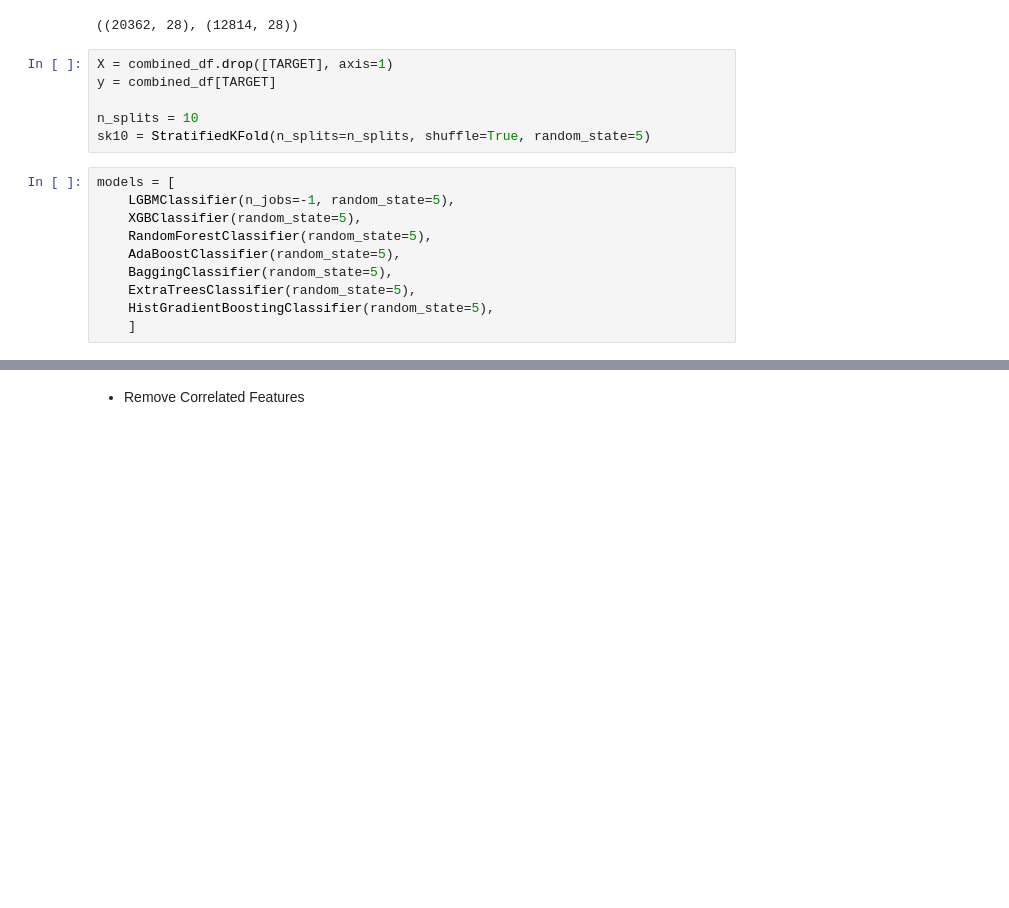
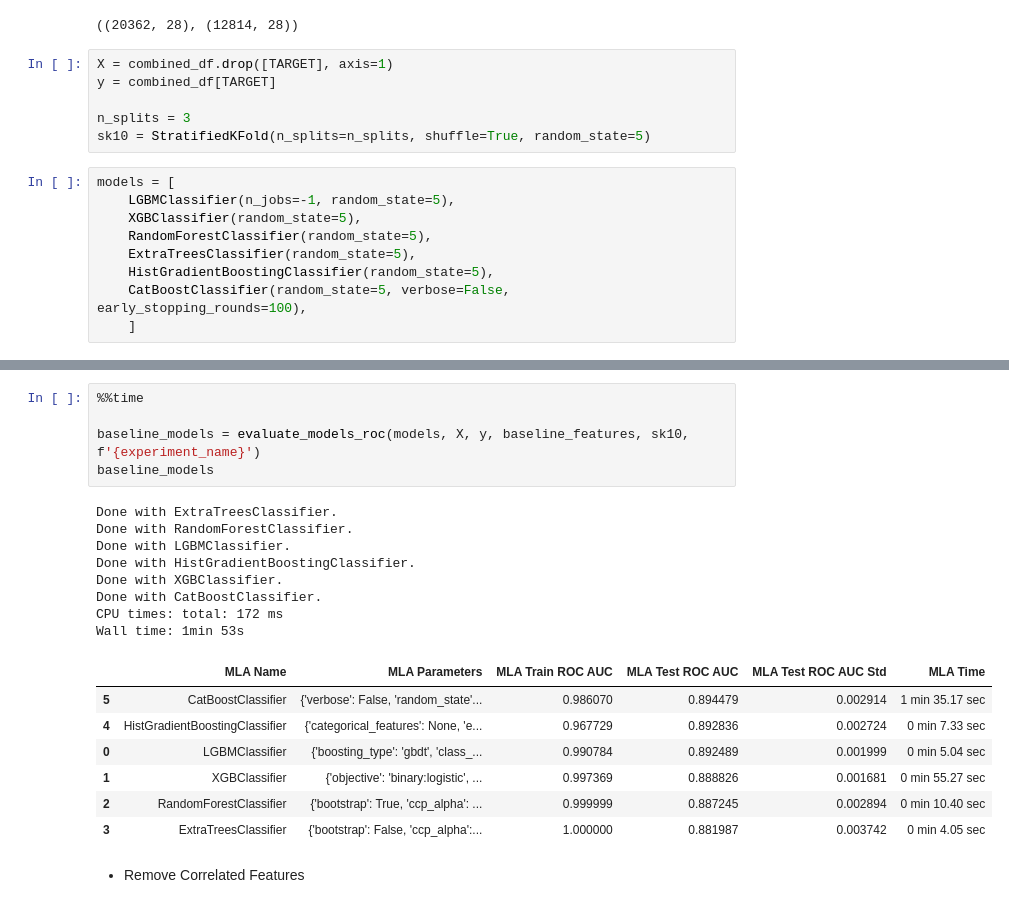
Before and after one commit to hardboyvino/kaggle_competition, a Jupyter notebook: playground_4.3/models.ipynb, the cells around one changed output, grey strips where cells are left out. Cells and saved outputs as stored; diff of their text form; blank space fills up the shorter version.

```diff
--- a/playground_4.3/models.ipynb
+++ b/playground_4.3/models.ipynb
@@ -161,15 +181,14 @@ combined_df.shape, test.shape
 X = combined_df.drop([TARGET], axis=1)
 y = combined_df[TARGET]
 
-n_splits = 10
+n_splits = 3
 sk10 = StratifiedKFold(n_splits=n_splits, shuffle=True, random_state=5)
 # %%
 models = [
     LGBMClassifier(n_jobs=-1, random_state=5),
     XGBClassifier(random_state=5),
     RandomForestClassifier(random_state=5),
-    AdaBoostClassifier(random_state=5),
-    BaggingClassifier(random_state=5),
     ExtraTreesClassifier(random_state=5),
     HistGradientBoostingClassifier(random_state=5),
+    CatBoostClassifier(random_state=5, verbose=False, early_stopping_rounds=100),
     ]
@@ -176,3 +277,24 @@ models = [
+# %%
+%%time
+
+baseline_models = evaluate_models_roc(models, X, y, baseline_features, sk10, f'{experiment_name}')
+baseline_models
+# %% [output]
+Done with ExtraTreesClassifier.
+Done with RandomForestClassifier.
+Done with LGBMClassifier.
+Done with HistGradientBoostingClassifier.
+Done with XGBClassifier.
+Done with CatBoostClassifier.
+CPU times: total: 172 ms
+Wall time: 1min 53s
+|  | MLA Name | MLA Parameters | MLA Train ROC AUC | MLA Test ROC AUC | MLA Test ROC AUC Std | MLA Time |
+| 5 | CatBoostClassifier | {'verbose': False, 'random_state'... | 0.986070 | 0.894479 | 0.002914 | 1 min 35.17 sec |
+| 4 | HistGradientBoostingClassifier | {'categorical_features': None, 'e... | 0.967729 | 0.892836 | 0.002724 | 0 min 7.33 sec |
+| 0 | LGBMClassifier | {'boosting_type': 'gbdt', 'class_... | 0.990784 | 0.892489 | 0.001999 | 0 min 5.04 sec |
+| 1 | XGBClassifier | {'objective': 'binary:logistic', ... | 0.997369 | 0.888826 | 0.001681 | 0 min 55.27 sec |
+| 2 | RandomForestClassifier | {'bootstrap': True, 'ccp_alpha': ... | 0.999999 | 0.887245 | 0.002894 | 0 min 10.40 sec |
+| 3 | ExtraTreesClassifier | {'bootstrap': False, 'ccp_alpha':... | 1.000000 | 0.881987 | 0.003742 | 0 min 4.05 sec |
 # %% [markdown]
 - Remove Correlated Features
 # %%
```
Also changed, not shown: parts of 57 cells of this notebook.
